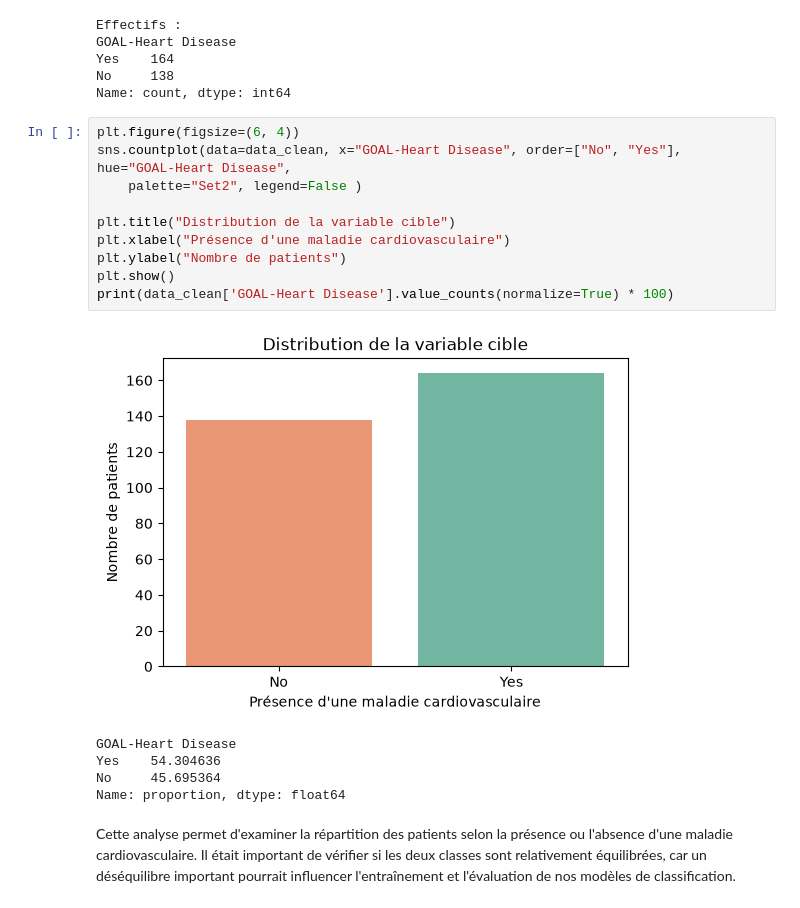
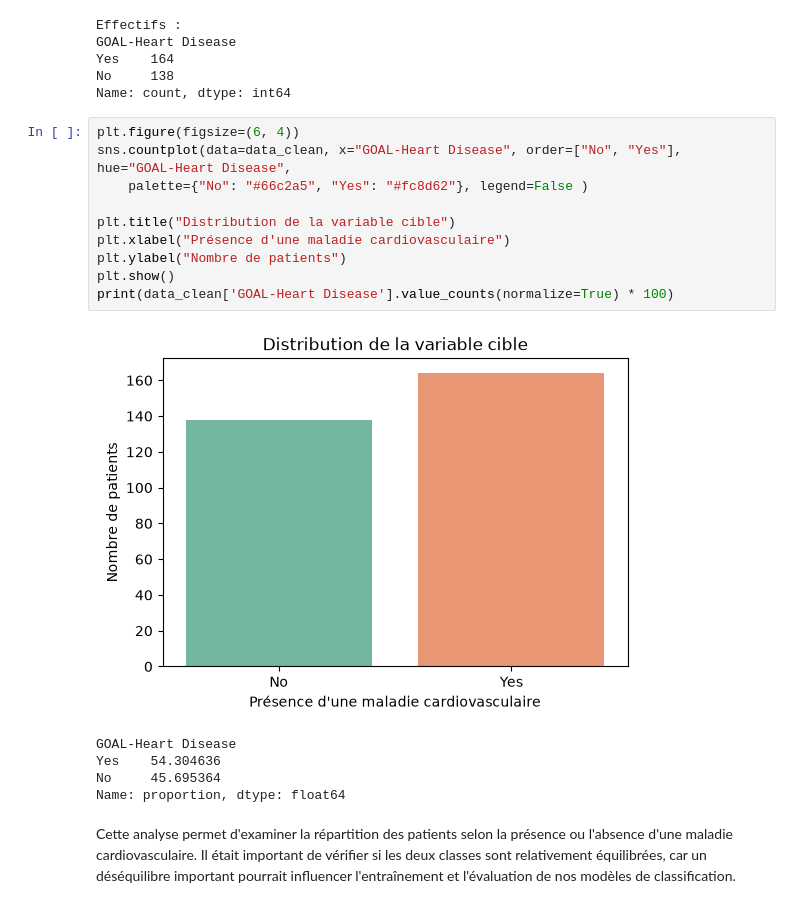
Before and after one commit to keinlarry/Cardiovascular-Disease-Prediction, a Jupyter notebook: notebook/Cardiovascular-Disease-Prediction.ipynb, the cells around one changed output. Saved outputs shown, nothing was run; the diff lists cells and outputs as text.

```diff
--- a/notebook/Cardiovascular-Disease-Prediction.ipynb
+++ b/notebook/Cardiovascular-Disease-Prediction.ipynb
@@ -201,15 +201,15 @@ Name: count, dtype: int64
 # %%
 plt.figure(figsize=(6, 4))
 sns.countplot(data=data_clean, x="GOAL-Heart Disease", order=["No", "Yes"], hue="GOAL-Heart Disease",
-    palette="Set2", legend=False )
+    palette={"No": "#66c2a5", "Yes": "#fc8d62"}, legend=False )
 
 plt.title("Distribution de la variable cible")
 plt.xlabel("Présence d'une maladie cardiovasculaire")
 plt.ylabel("Nombre de patients")
 plt.show()
 print(data_clean['GOAL-Heart Disease'].value_counts(normalize=True) * 100)
 # %% [output]
-[figure, old version]
+[figure, new version]
 GOAL-Heart Disease
 Yes    54.304636
 No     45.695364
```
